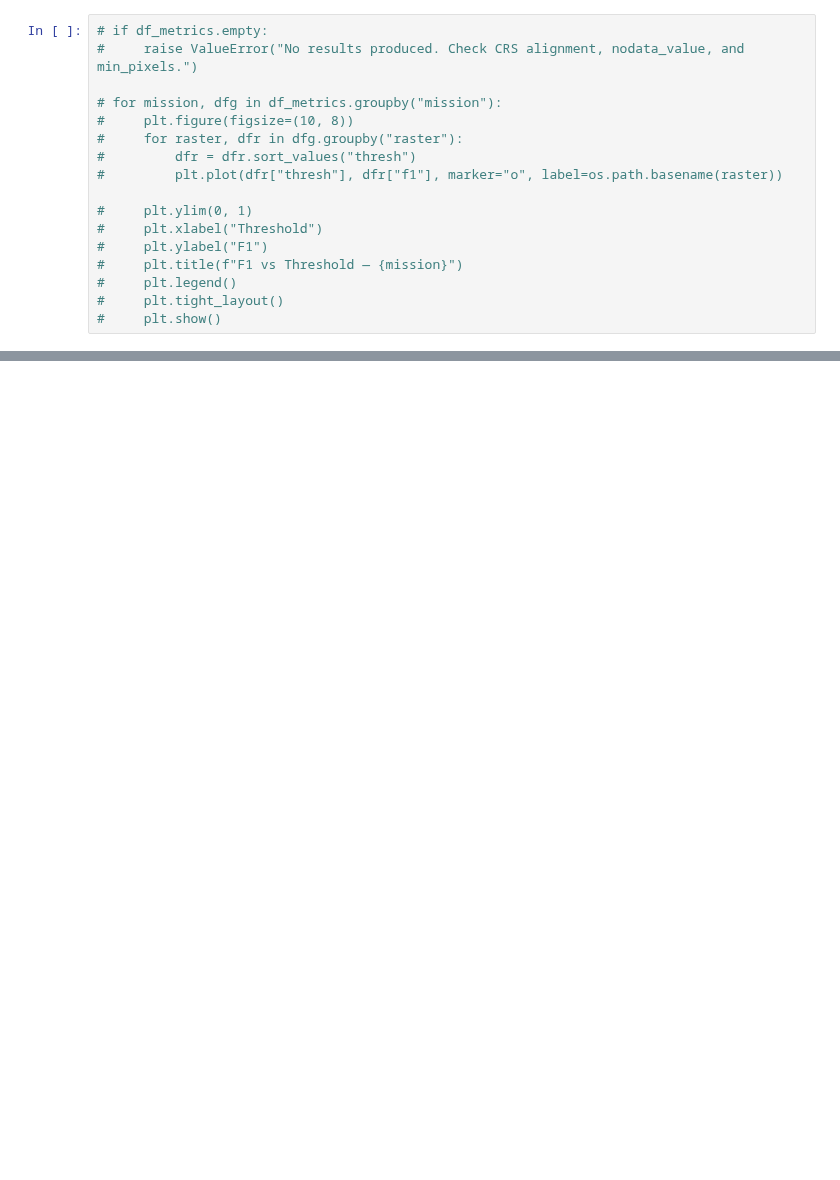
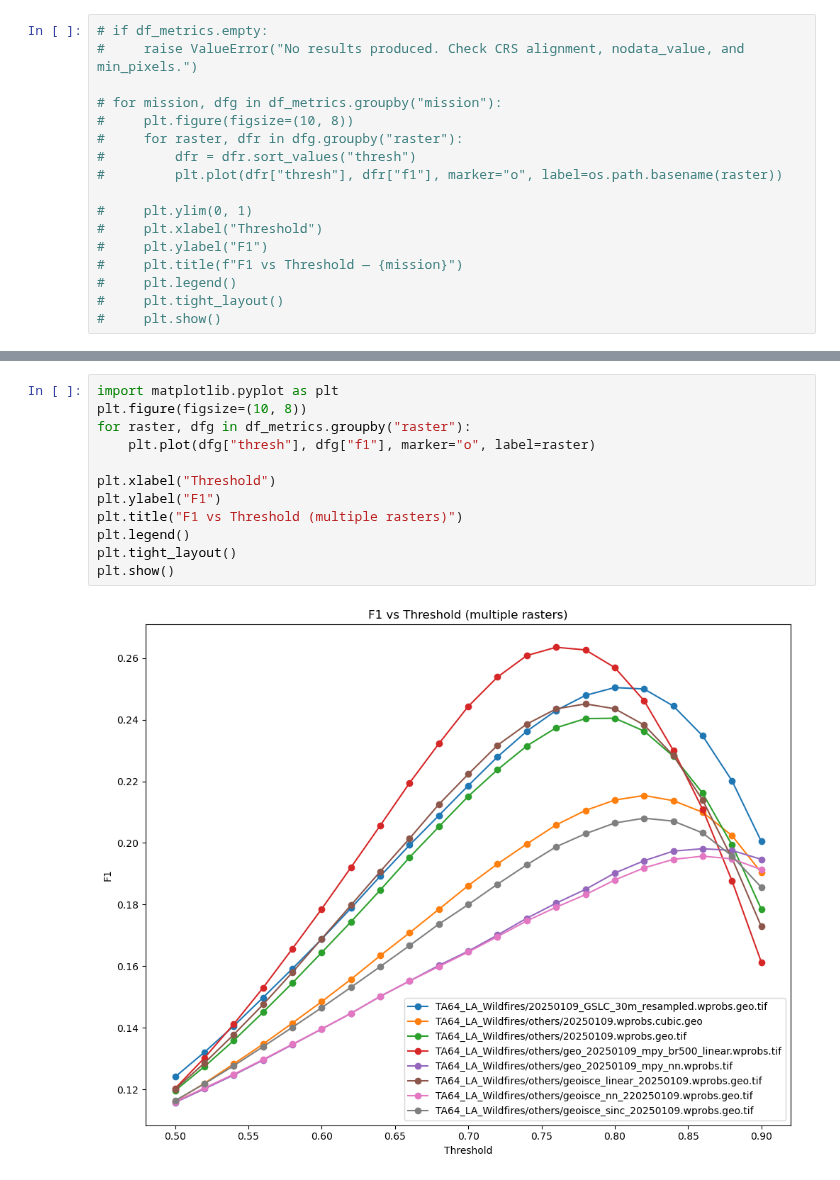
Before and after one commit to shitong01/metrics_notebook, a Jupyter notebook: metrics_calc.ipynb, the cells around one changed output, grey strips where cells are left out. Drawn from its saved outputs; the diff is of its cells as text; blank space fills up the shorter version.

```diff
--- a/metrics_calc.ipynb
+++ b/metrics_calc.ipynb
@@ -588,0 +607,14 @@ plt.show()
+# %%
+import matplotlib.pyplot as plt
+plt.figure(figsize=(10, 8))
+for raster, dfg in df_metrics.groupby("raster"):
+    plt.plot(dfg["thresh"], dfg["f1"], marker="o", label=raster)
+
+plt.xlabel("Threshold")
+plt.ylabel("F1")
+plt.title("F1 vs Threshold (multiple rasters)")
+plt.legend()
+plt.tight_layout()
+plt.show()
+# %% [output]
+[figure, added]
```
Also changed, not shown: parts of 9 cells of this notebook, 6 other files.
